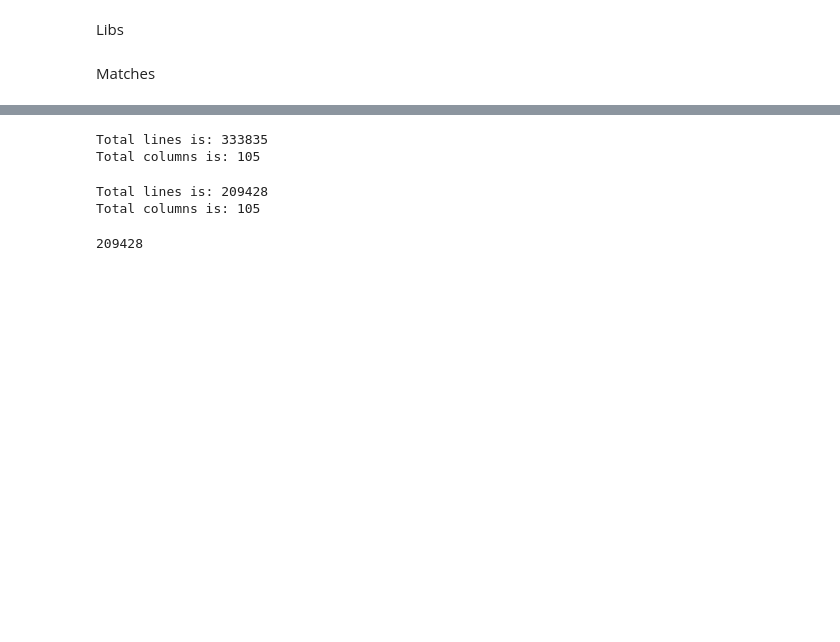
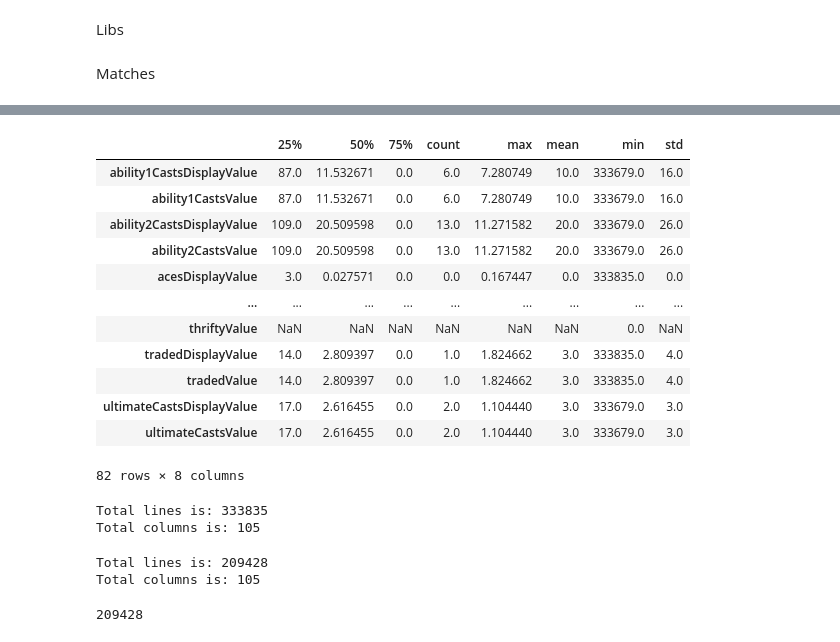
Before and after one commit to aalvestech/tcc_fia_valorant, a Jupyter notebook: notebook/notebook_exploratory_data_analysis.ipynb, the cells around one changed output, grey strips where cells are left out. Drawn from its saved outputs; the diff is of its cells as text; code cells hidden in the pictures; blank space fills up the shorter version.

```diff
--- a/notebook/notebook_exploratory_data_analysis.ipynb
+++ b/notebook/notebook_exploratory_data_analysis.ipynb
@@ -10,5 +11,7 @@ from plotly.subplots import make_subplots
 import plotly.graph_objects as go
 import warnings
 warnings.filterwarnings("ignore")
+# %%
+abs_path = pathlib.Path.cwd().parent
 # %% [markdown]
 Matches
@@ -40,0 +18,6 @@ df_matches_raw.describe()
+# %%
+file_read = pathlib.Path(abs_path).joinpath('data').joinpath('matches').joinpath('matches.csv')
+
+df_matches_raw = pd.read_csv(file_read)
+
+df_matches_raw.head()
@@ -40,0 +32,4 @@ df_matches_raw.describe()
+# %%
+df_matches_raw_describe = df_matches_raw.describe()
+# df_matches_raw_describe.pivot(columns = 'count')
+df_matches_raw_describe
@@ -41,3 +47,20 @@ df_matches_raw.describe()
+# %%
+df_matches_raw_describe = pd.pivot_table(df_matches_raw_describe, columns=["count", 'mean', 'std', 'min', '25%', '50%', '75%', 'max'])
+df_matches_raw_describe
+# %% [output]
+|  | 25% | 50% | 75% | count | max | mean | min | std |
+| ability1CastsDisplayValue | 87.0 | 11.532671 | 0.0 | 6.0 | 7.280749 | 10.0 | 333679.0 | 16.0 |
+| ability1CastsValue | 87.0 | 11.532671 | 0.0 | 6.0 | 7.280749 | 10.0 | 333679.0 | 16.0 |
+| ability2CastsDisplayValue | 109.0 | 20.509598 | 0.0 | 13.0 | 11.271582 | 20.0 | 333679.0 | 26.0 |
+| ability2CastsValue | 109.0 | 20.509598 | 0.0 | 13.0 | 11.271582 | 20.0 | 333679.0 | 26.0 |
+| acesDisplayValue | 3.0 | 0.027571 | 0.0 | 0.0 | 0.167447 | 0.0 | 333835.0 | 0.0 |
+| ... | ... | ... | ... | ... | ... | ... | ... | ... |
+| thriftyValue | NaN | NaN | NaN | NaN | NaN | NaN | 0.0 | NaN |
+| tradedDisplayValue | 14.0 | 2.809397 | 0.0 | 1.0 | 1.824662 | 3.0 | 333835.0 | 4.0 |
+| tradedValue | 14.0 | 2.809397 | 0.0 | 1.0 | 1.824662 | 3.0 | 333835.0 | 4.0 |
+| ultimateCastsDisplayValue | 17.0 | 2.616455 | 0.0 | 2.0 | 1.104440 | 3.0 | 333679.0 | 3.0 |
+| ultimateCastsValue | 17.0 | 2.616455 | 0.0 | 2.0 | 1.104440 | 3.0 | 333679.0 | 3.0 |
+82 rows × 8 columns
 # %%
 row_num = df_matches_raw.shape[0]
 col_num = df_matches_raw.shape[1]
```
Also changed, not shown: parts of 5 cells of this notebook.
